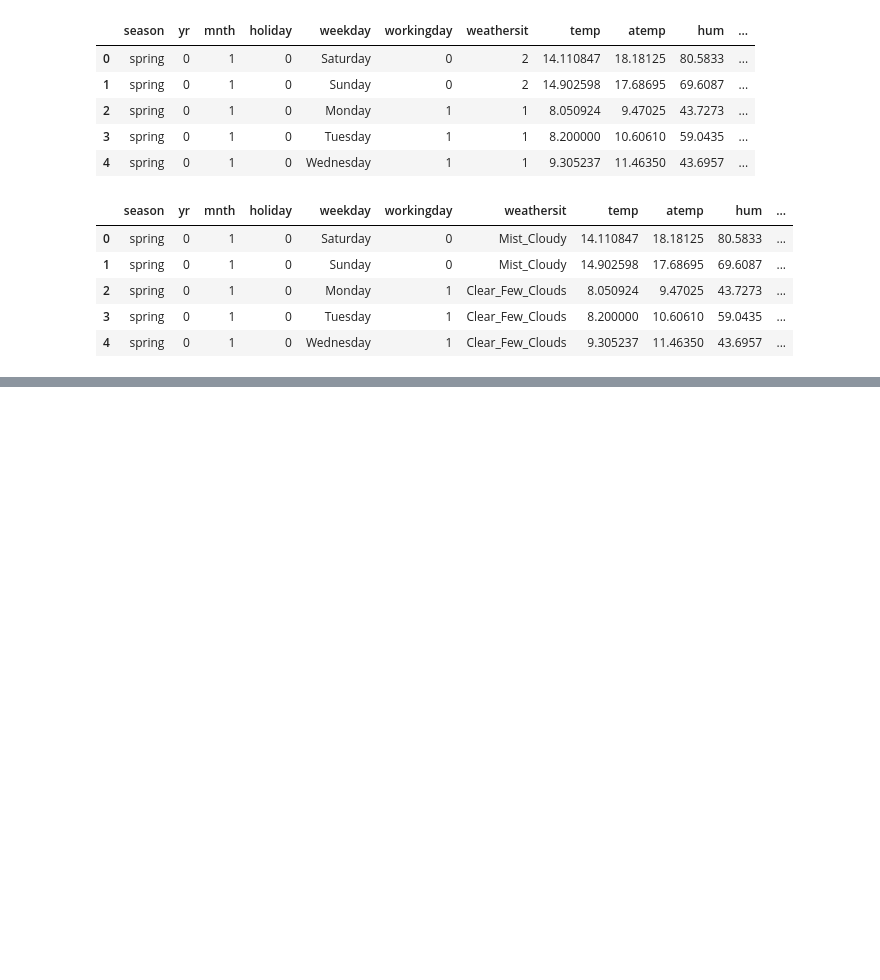
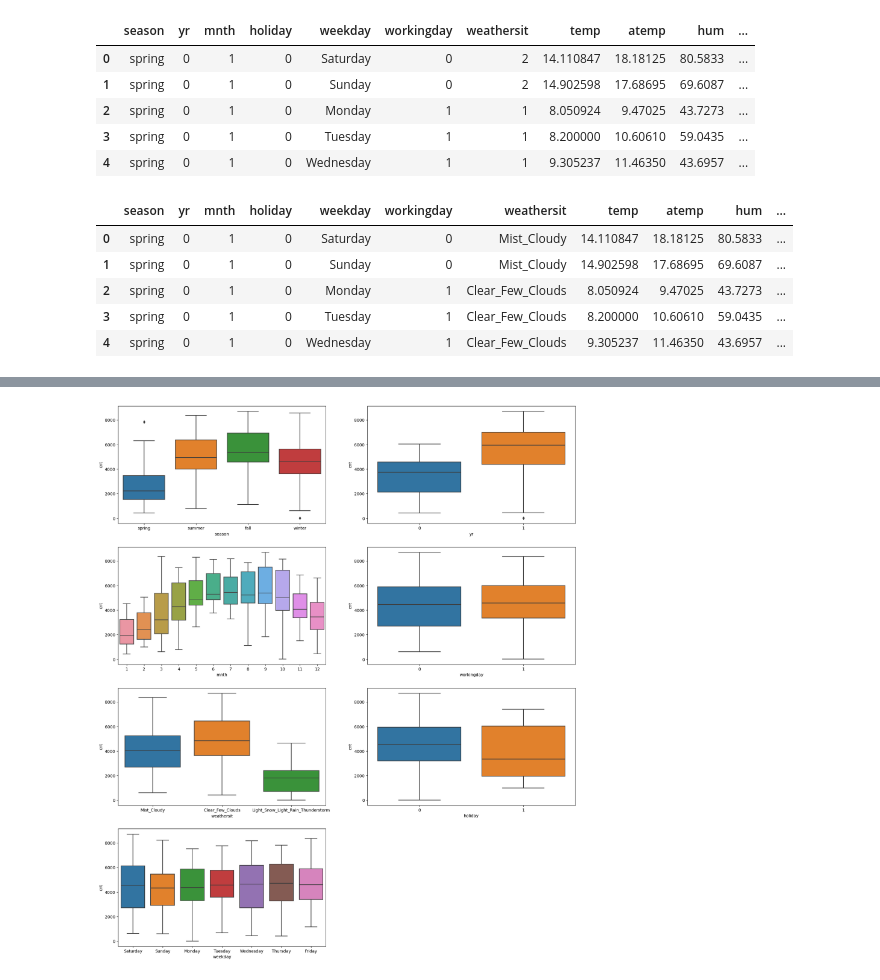
Before and after one commit to Mohinesh27/LinearRegressionAssignment, a Jupyter notebook: LinearRegressionAssignment.ipynb, the cells around one changed output, grey strips where cells are left out. Drawn from its saved outputs; the diff is of its cells as text; code cells hidden in the pictures; blank space fills up the shorter version.

```diff
--- a/LinearRegressionAssignment.ipynb
+++ b/LinearRegressionAssignment.ipynb
@@ -203,0 +257,5 @@ df.head()
+# %%
+# lets drop temp variable from data
+
+df.drop(['temp'],axis=1,inplace=True)
+df.head()
@@ -203,0 +269,38 @@ df.head()
+# %%
+# Now visualize the categorical variables to understand data in more details using seaborn library subplot
+
+plt.figure(figsize=(20, 30))
+
+# For season variable
+plt.subplot(5,2,1)
+sns.boxplot(x = 'season', y = 'cnt', data = df)#yr','mnth','workingday','weathersit','weekday'
+
+# For yr variable
+plt.subplot(5,2,2)
+sns.boxplot(x = 'yr', y = 'cnt', data = df)
+
+# For mnth variable
+plt.subplot(5,2,3)
+sns.boxplot(x = 'mnth', y = 'cnt', data = df)
+
+# For workingday variable
+plt.subplot(5,2,4)
+sns.boxplot(x = 'workingday', y = 'cnt', data = df)
+
+# For weathersit variable
+plt.subplot(5,2,5)
+sns.boxplot(x = 'weathersit', y = 'cnt', data = df)
+
+
+# For holiday variable
+plt.subplot(5,2,6)
+sns.boxplot(x = 'holiday', y = 'cnt', data = df)
+
+
+# For Weekday variable
+plt.subplot(5,2,7)
+sns.boxplot(x = 'weekday', y = 'cnt', data = df)
+
+plt.show()
+# %% [output]
+[figure, added]
```
Also changed, not shown: parts of 12 cells of this notebook.
